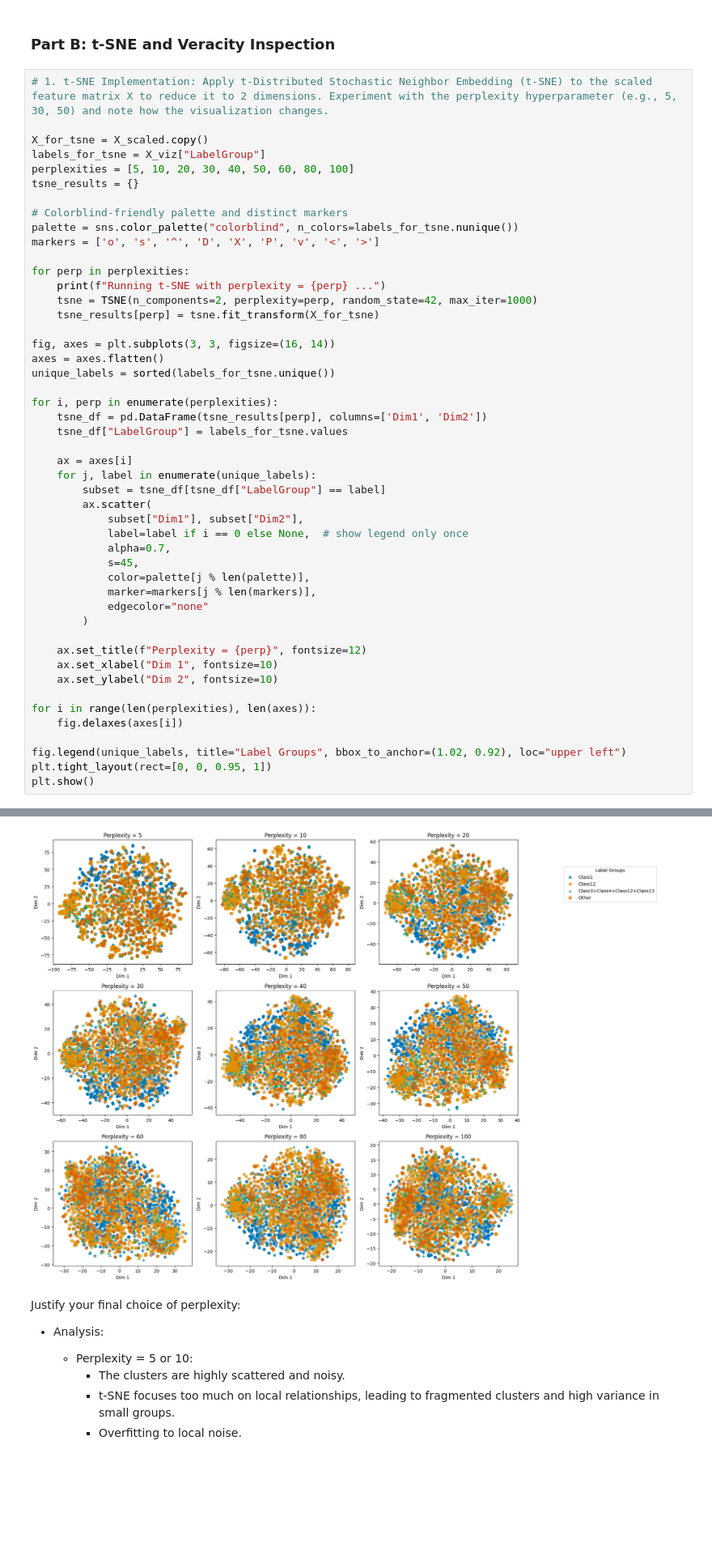
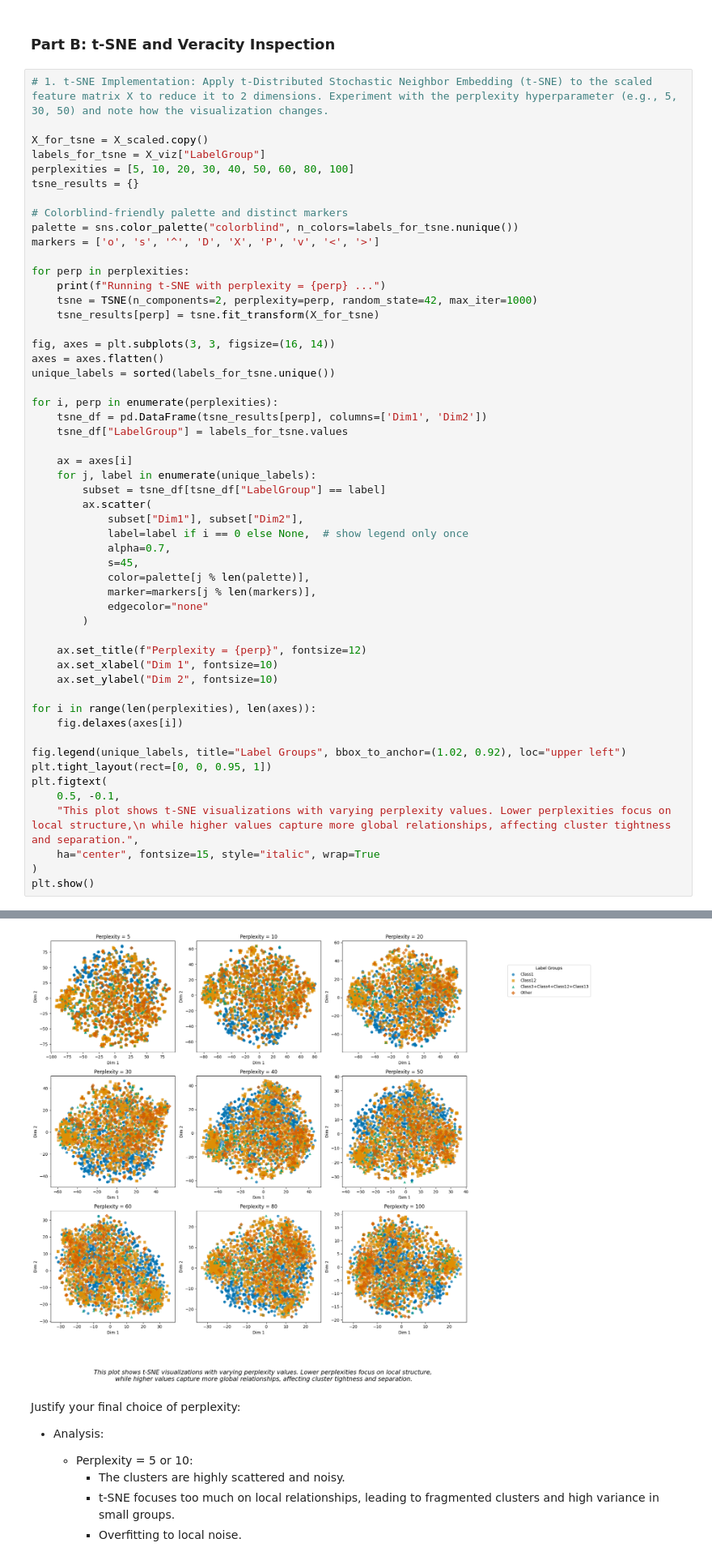
Before and after one commit to Navaneeth272001/assignment_5_Navaneeth272001, a Jupyter notebook: code.ipynb, the cells around one changed output, grey strips where cells are left out. Shown at 81% size. Saved outputs shown, nothing was run; the diff lists cells and outputs as text; blank space fills up the shorter version.

```diff
--- a/code.ipynb
+++ b/code.ipynb
@@ -237,34 +239,39 @@ for i, perp in enumerate(perplexities):
         ax.scatter(
             subset["Dim1"], subset["Dim2"],
             label=label if i == 0 else None,  # show legend only once
             alpha=0.7,
             s=45,
             color=palette[j % len(palette)],
             marker=markers[j % len(markers)],
             edgecolor="none"
         )
 
     ax.set_title(f"Perplexity = {perp}", fontsize=12)
     ax.set_xlabel("Dim 1", fontsize=10)
     ax.set_ylabel("Dim 2", fontsize=10)
 
 for i in range(len(perplexities), len(axes)):
     fig.delaxes(axes[i])
 
 fig.legend(unique_labels, title="Label Groups", bbox_to_anchor=(1.02, 0.92), loc="upper left")
 plt.tight_layout(rect=[0, 0, 0.95, 1])
+plt.figtext(
+    0.5, -0.1,
+    "This plot shows t-SNE visualizations with varying perplexity values. Lower perplexities focus on local structure,\n while higher values capture more global relationships, affecting cluster tightness and separation.",
+    ha="center", fontsize=15, style="italic", wrap=True
+)
 plt.show()
 # %% [output]
 Running t-SNE with perplexity = 5 ...
 Running t-SNE with perplexity = 10 ...
 Running t-SNE with perplexity = 20 ...
 Running t-SNE with perplexity = 30 ...
 Running t-SNE with perplexity = 40 ...
 Running t-SNE with perplexity = 50 ...
 Running t-SNE with perplexity = 60 ...
 Running t-SNE with perplexity = 80 ...
 Running t-SNE with perplexity = 100 ...
-[figure, old version]
+[figure, new version]
 # %% [markdown]
 Justify your final choice of perplexity:
 - Analysis:
```
Also changed, not shown: parts of 5 cells of this notebook.
